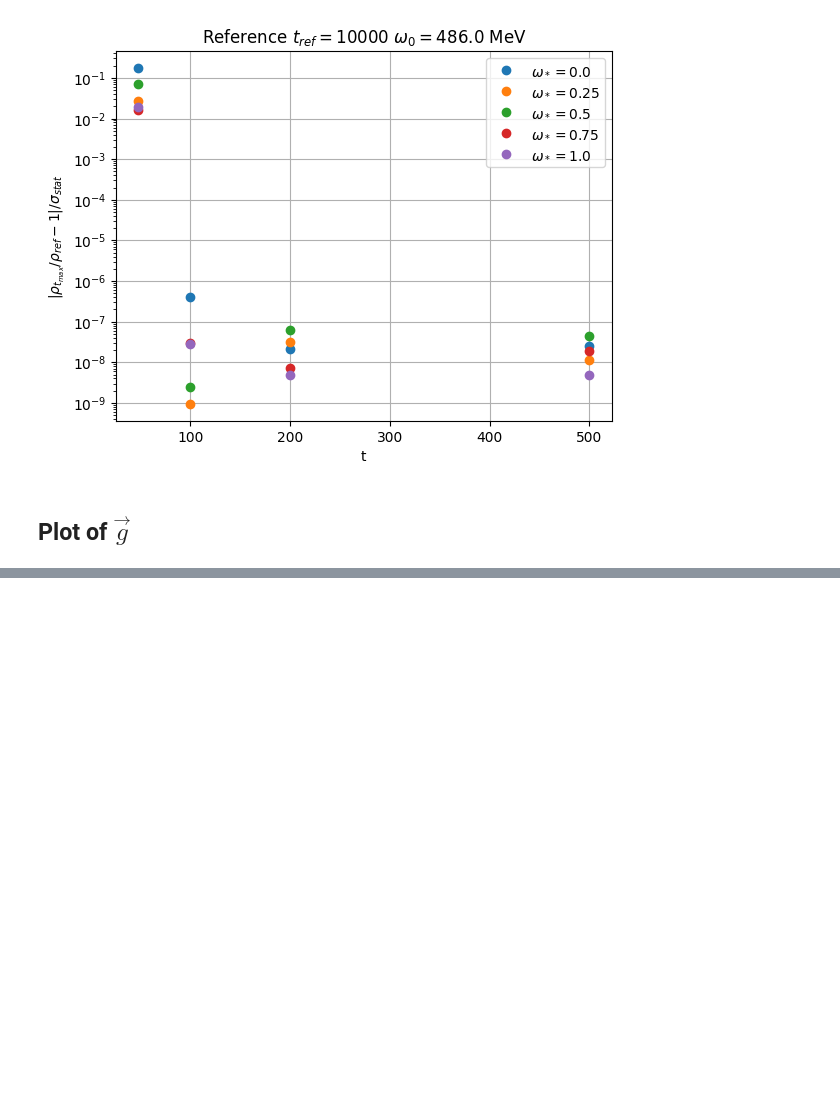
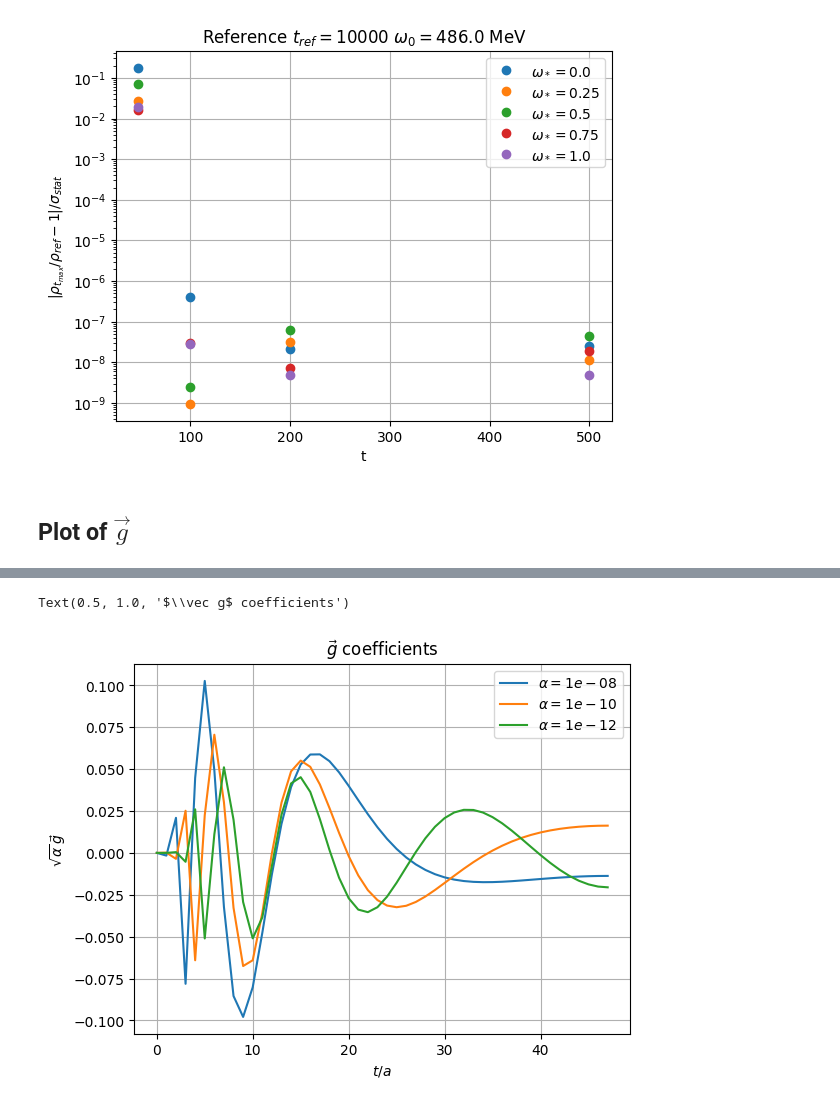
Before and after one commit to DiegoToniolo/Analysis_spectral_densities, a Jupyter notebook: sys_err_t_max.ipynb, the cells around one changed output, grey strips where cells are left out. Drawn from its saved outputs; the diff is of its cells as text; code cells hidden in the pictures; blank space fills up the shorter version.

```diff
--- a/sys_err_t_max.ipynb
+++ b/sys_err_t_max.ipynb
@@ -371,0 +287,11 @@ for w0 in range(len(w0_list)):
+# %%
+for a in range(len(alpha_list)):
+    plt.plot(range(len(g_vect[0, a, 0, 0, 0, :])), np.sqrt(alpha_list[a]) * g_vect[0, a, 0, 0, 0, :], label = r"$\alpha = {}$".format(alpha_list[a]), markersize = 5)
+plt.grid()
+plt.legend()
+plt.xlabel(r"$t/a$")
+plt.ylabel(r"$\sqrt{\alpha}\,\vec g$")
+plt.title(r"$\vec g$ coefficients")
+# %% [output]
+Text(0.5, 1.0, '$\\vec g$ coefficients')
+[figure, added]
```
Also changed, not shown: parts of 13 cells of this notebook, 4 other files.
